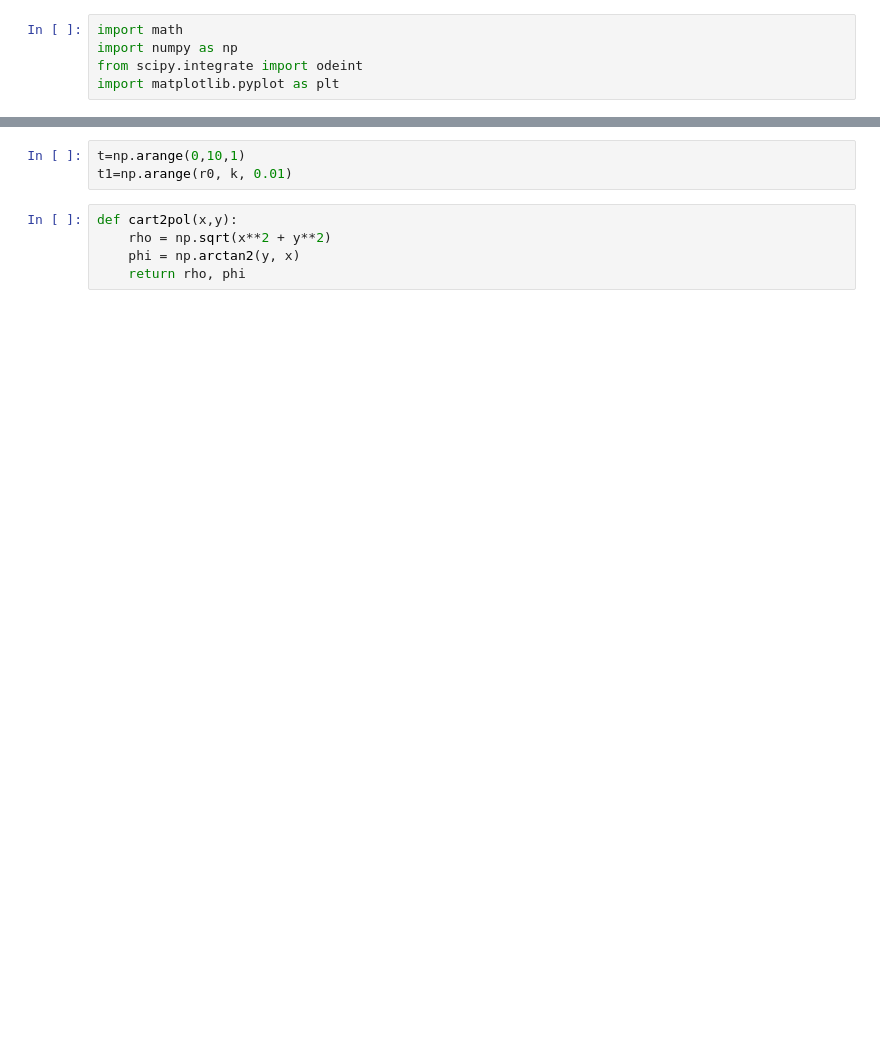
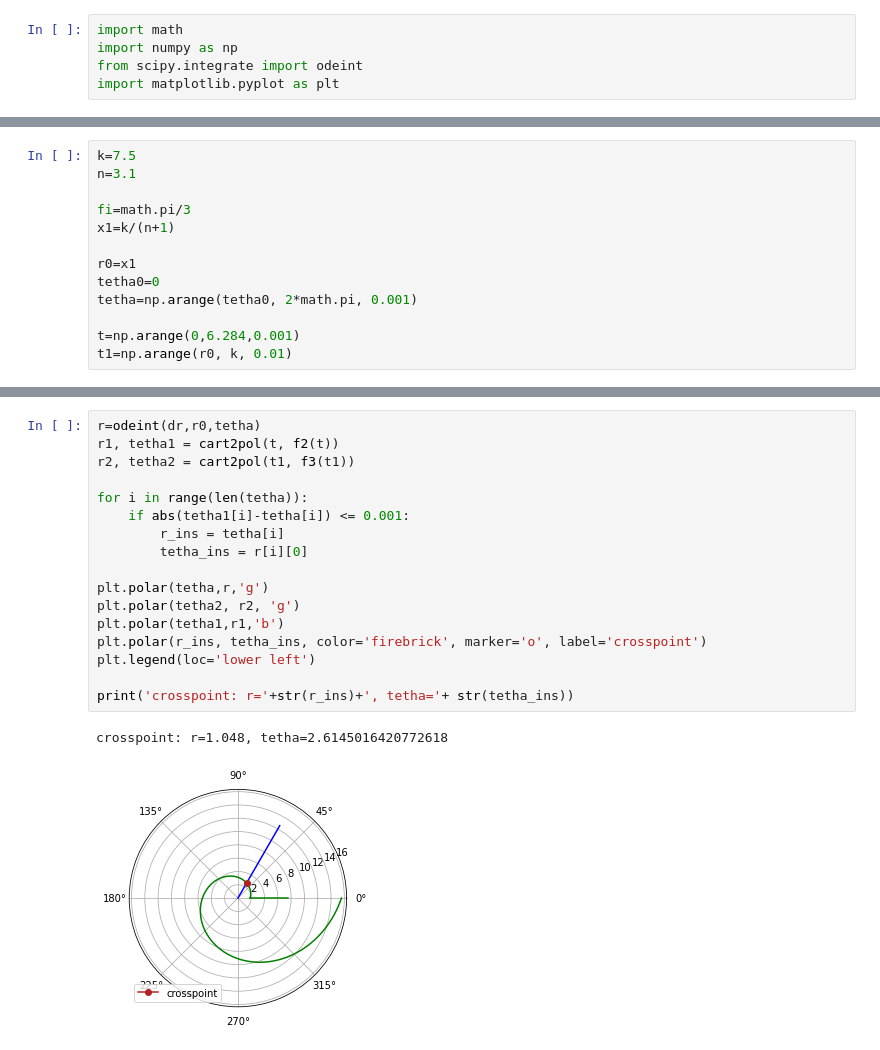
Before and after one commit to vvdoborschuk/math-modelling, a Jupyter notebook: lab02/race_task.ipynb, the cells around one changed output, grey strips where cells are left out. Drawn from its saved outputs; the diff is of its cells as text; blank space fills up the shorter version.

```diff
--- a/lab02/race_task.ipynb
+++ b/lab02/race_task.ipynb
@@ -24 +8,14 @@ r=odeint(dr,r0,tetha)
+# %%
+k=7.5
+n=3.1
+
+fi=math.pi/3
+x1=k/(n+1)
+
+r0=x1
+tetha0=0
+tetha=np.arange(tetha0, 2*math.pi, 0.001)
+
+t=np.arange(0,6.284,0.001)
+t1=np.arange(r0, k, 0.01)
 # %%
@@ -32,8 +38,20 @@ def f3(t1):
-# %%
-t=np.arange(0,10,1)
-t1=np.arange(r0, k, 0.01)
-# %%
-def cart2pol(x,y):
-    rho = np.sqrt(x**2 + y**2)
-    phi = np.arctan2(y, x)
-    return rho, phi
+# %%
+r=odeint(dr,r0,tetha)
+r1, tetha1 = cart2pol(t, f2(t))
+r2, tetha2 = cart2pol(t1, f3(t1))
+
+for i in range(len(tetha)):
+    if abs(tetha1[i]-tetha[i]) <= 0.001:
+        r_ins = tetha[i]
+        tetha_ins = r[i][0]
+
+plt.polar(tetha,r,'g')
+plt.polar(tetha2, r2, 'g')
+plt.polar(tetha1,r1,'b')
+plt.polar(r_ins, tetha_ins, color='firebrick', marker='o', label='crosspoint')
+plt.legend(loc='lower left')
+
+print('crosspoint: r='+str(r_ins)+', tetha='+ str(tetha_ins))
+# %% [output]
+crosspoint: r=1.048, tetha=2.6145016420772618
+[figure, added]
```
Also changed, not shown: parts of 17 cells of this notebook, 11 other files.
